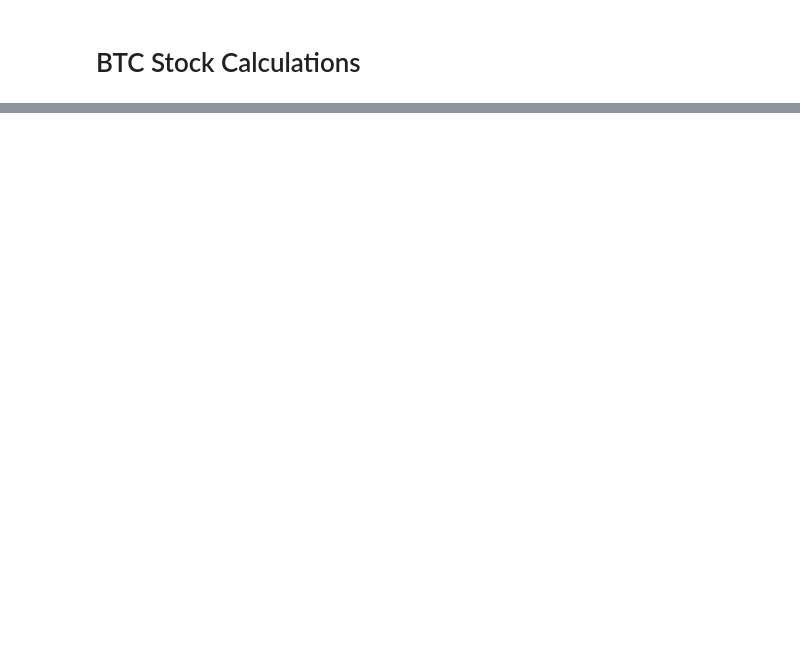
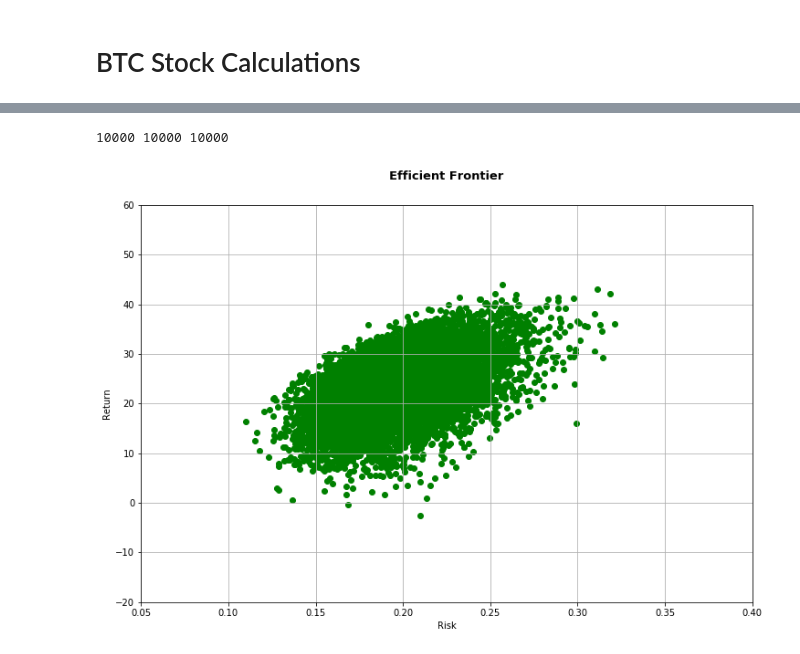
Before and after one commit to itspria/Stock-Portfolio-Optimization, a Jupyter notebook: Code/Stock_Calculations.ipynb, the cells around one changed output, grey strips where cells are left out. Cells and saved outputs as stored; diff of their text form; code cells hidden in the pictures; blank space fills up the shorter version.

Commit message:
portf optimization code

```diff
--- a/Code/Stock_Calculations.ipynb
+++ b/Code/Stock_Calculations.ipynb
@@ -397,0 +502,4 @@ print(BTC_summ_stats)
+# %%
+#calculate covariance
+assets_all_cov = assets_all_pricechng.cov()
+assets_all_cov
@@ -397,0 +522,9 @@ print(BTC_summ_stats)
+# %%
+portfolio_return = []
+portfolio_volati = []
+asset_weights = []
+# %%
+#calculate number of assest and max number of portfolios to itterate
+num_assets = stocks_calc["Ticker"].count()
+print(num_assets)
+num_portf = 10000
@@ -397,0 +542,17 @@ print(BTC_summ_stats)
+# %%
+for portfolio in range(num_portf):
+    #portfolio returns
+    weights = np.random.random(num_assets)
+    weights = weights/np.sum(weights)
+    asset_weights.append(weights)
+    portf_return = np.dot(weights, stocks_calc["Annual Return"])
+    portfolio_return.append(portf_return)
+
+    #portfolio risk
+    portf_var = assets_all_cov.mul(weights, axis=0).mul(weights, axis=1).sum().sum()
+    portf_stdev = np.sqrt(portf_var) # Daily standard deviation
+    portf_ann_stdev = portf_stdev*np.sqrt(250) # Annual standard deviation = volatility
+    portfolio_volati.append(portf_ann_stdev)
+
+
+#portfolio_return
@@ -397,0 +577,18 @@ print(BTC_summ_stats)
+# %%
+print(len(portfolio_return), len(portfolio_volati), len(asset_weights))
+# %% [output]
+10000 10000 10000
+# %%
+#plot the graph
+plt.figure(figsize=(12,8))
+plt.scatter(portfolio_volati,portfolio_return, marker = "o",facecolors = 'green')
+plt.title(f"Efficient Frontier", fontsize = 13, fontweight = 'bold', y=1.05)
+plt.xlabel("Risk")
+plt.ylabel("Return")
+plt.grid()
+plt.ylim(-20,60)
+plt.xlim(0.05,0.4)
+
+plt.show()
+# %% [output]
+[figure, added]
```
Also changed, not shown: parts of 23 cells of this notebook, 3 other files.
